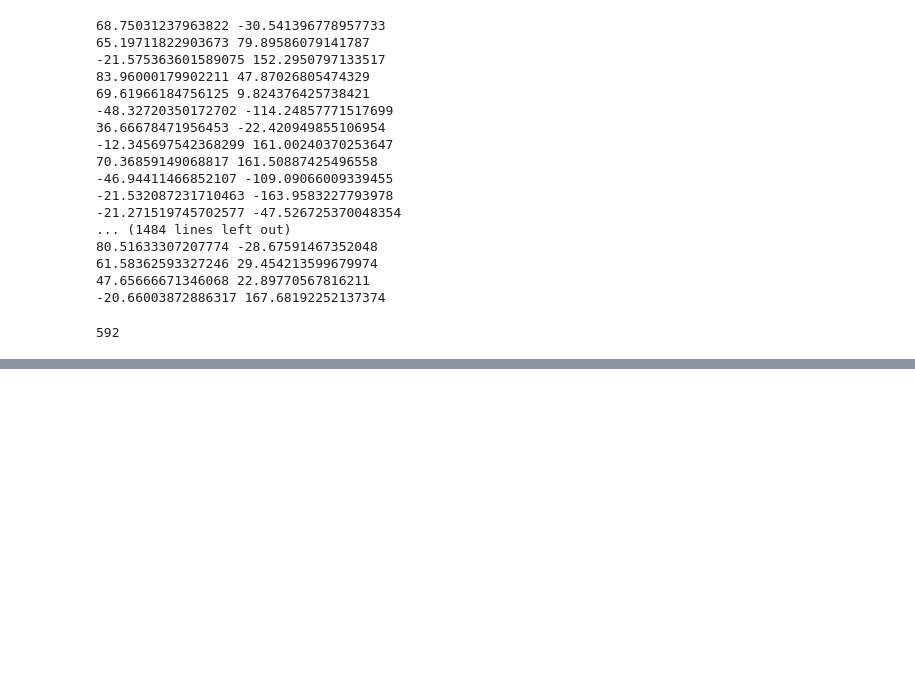
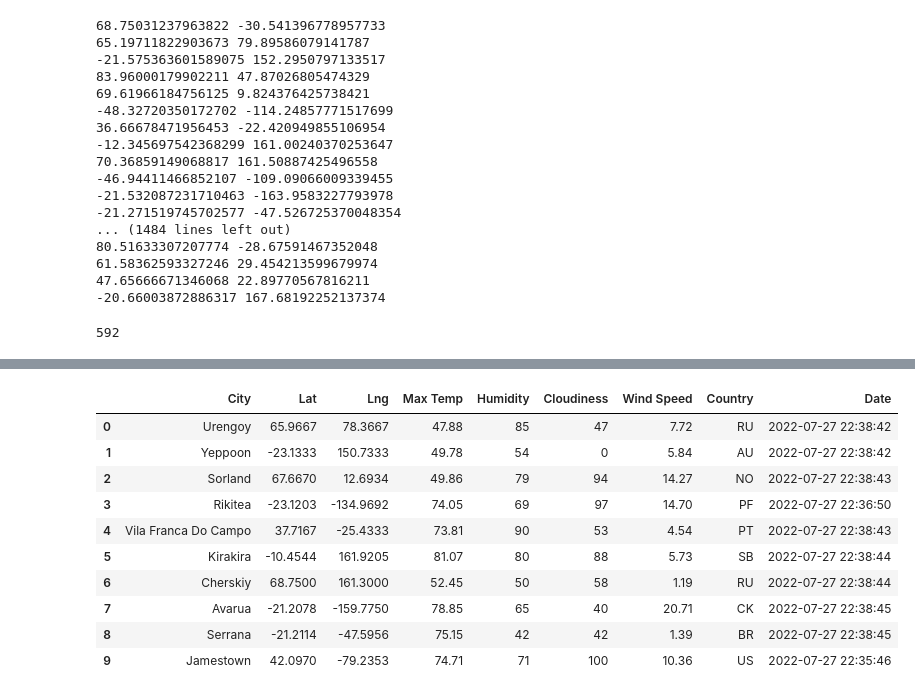
Before and after one commit to veraniacalderon/World_Weather_Analysis, a Jupyter notebook: WeatherPy.ipynb, the cells around one changed output, grey strips where cells are left out. Drawn from its saved outputs; the diff is of its cells as text; code cells hidden in the pictures; blank space fills up the shorter version.

```diff
--- a/WeatherPy.ipynb
+++ b/WeatherPy.ipynb
@@ -54,0 +61,4 @@ len(cities)
+# %%
+# Starting URL for Weather Map API Call.
+url = "http://api.openweathermap.org/data/2.5/weather?units=Imperial&APPID=" + weather_api_key
+print(url)
@@ -54,0 +137,5 @@ len(cities)
+# %%
+# Create an endpoint URL for a city.
+city_url = url + "&q=" + "Boston"
+city_weather = requests.get(city_url)
+city_weather.json()
@@ -54,0 +284,16 @@ len(cities)
+# %%
+# convert the array of dictionaries to a Panda DataFrame.
+city_data_df = pd.DataFrame(city_data)
+city_data_df.head(10)
+# %% [output]
+|  | City | Lat | Lng | Max Temp | Humidity | Cloudiness | Wind Speed | Country | Date |
+| 0 | Urengoy | 65.9667 | 78.3667 | 47.88 | 85 | 47 | 7.72 | RU | 2022-07-27 22:38:42 |
+| 1 | Yeppoon | -23.1333 | 150.7333 | 49.78 | 54 | 0 | 5.84 | AU | 2022-07-27 22:38:42 |
+| 2 | Sorland | 67.6670 | 12.6934 | 49.86 | 79 | 94 | 14.27 | NO | 2022-07-27 22:38:43 |
+| 3 | Rikitea | -23.1203 | -134.9692 | 74.05 | 69 | 97 | 14.70 | PF | 2022-07-27 22:36:50 |
+| 4 | Vila Franca Do Campo | 37.7167 | -25.4333 | 73.81 | 90 | 53 | 4.54 | PT | 2022-07-27 22:38:43 |
+| 5 | Kirakira | -10.4544 | 161.9205 | 81.07 | 80 | 88 | 5.73 | SB | 2022-07-27 22:38:44 |
+| 6 | Cherskiy | 68.7500 | 161.3000 | 52.45 | 50 | 58 | 1.19 | RU | 2022-07-27 22:38:44 |
+| 7 | Avarua | -21.2078 | -159.7750 | 78.85 | 65 | 40 | 20.71 | CK | 2022-07-27 22:38:45 |
+| 8 | Serrana | -21.2114 | -47.5956 | 75.15 | 42 | 42 | 1.39 | BR | 2022-07-27 22:38:45 |
+| 9 | Jamestown | 42.0970 | -79.2353 | 74.71 | 71 | 100 | 10.36 | US | 2022-07-27 22:35:46 |
```
Also changed, not shown: parts of 24 cells of this notebook, 1 other file.
